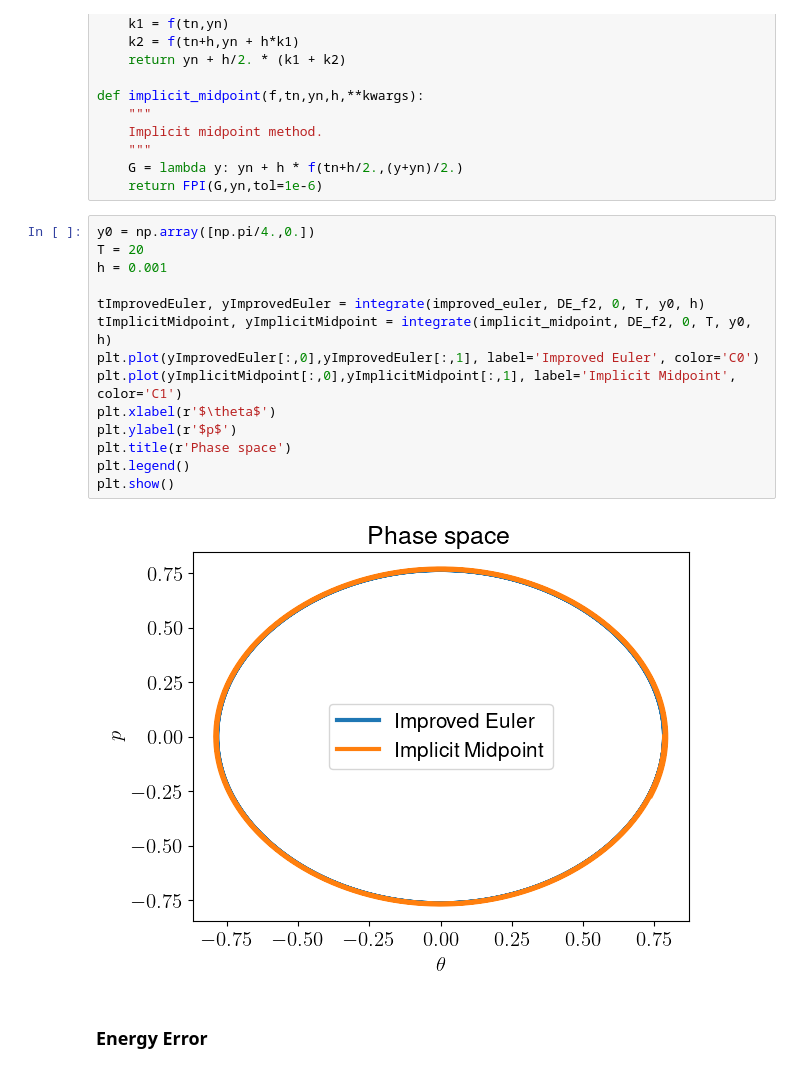
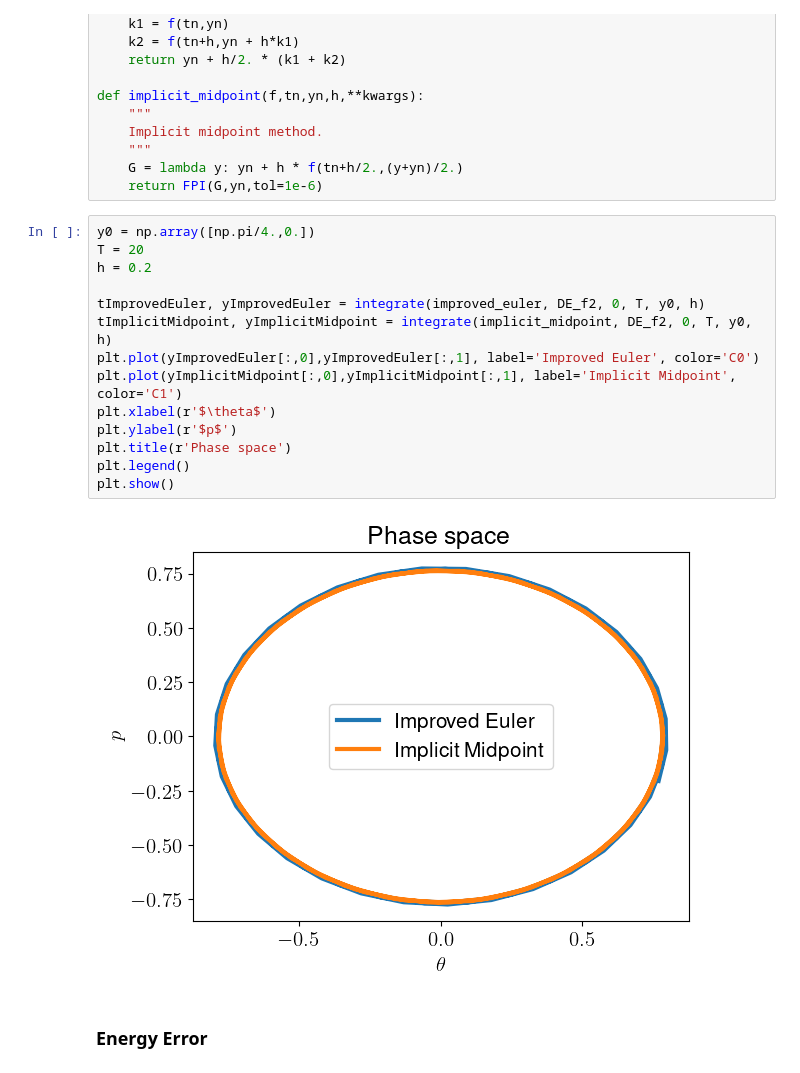
Before and after one commit to PrathamLalwani/MATH231, a Jupyter notebook: Assignment4/LalwaniPrathamAssignment4.ipynb, the cells around one changed output. Drawn from its saved outputs; the diff is of its cells as text.

```diff
--- a/Assignment4/LalwaniPrathamAssignment4.ipynb
+++ b/Assignment4/LalwaniPrathamAssignment4.ipynb
@@ -87,19 +87,19 @@ def implicit_midpoint(f,tn,yn,h,**kwargs):
 # %%
 y0 = np.array([np.pi/4.,0.])
 T = 20
-h = 0.001
+h = 0.2
 
 tImprovedEuler, yImprovedEuler = integrate(improved_euler, DE_f2, 0, T, y0, h)
 tImplicitMidpoint, yImplicitMidpoint = integrate(implicit_midpoint, DE_f2, 0, T, y0, h)
 plt.plot(yImprovedEuler[:,0],yImprovedEuler[:,1], label='Improved Euler', color='C0')
 plt.plot(yImplicitMidpoint[:,0],yImplicitMidpoint[:,1], label='Implicit Midpoint', color='C1')
 plt.xlabel(r'$\theta$')
 plt.ylabel(r'$p$')
 plt.title(r'Phase space')
 plt.legend()
 plt.show()
 # %% [output]
-[figure, old version]
+[figure, new version]
 # %% [markdown]
 ### Energy Error
 # %%
```
Also changed, not shown: parts of 2 cells of this notebook.
